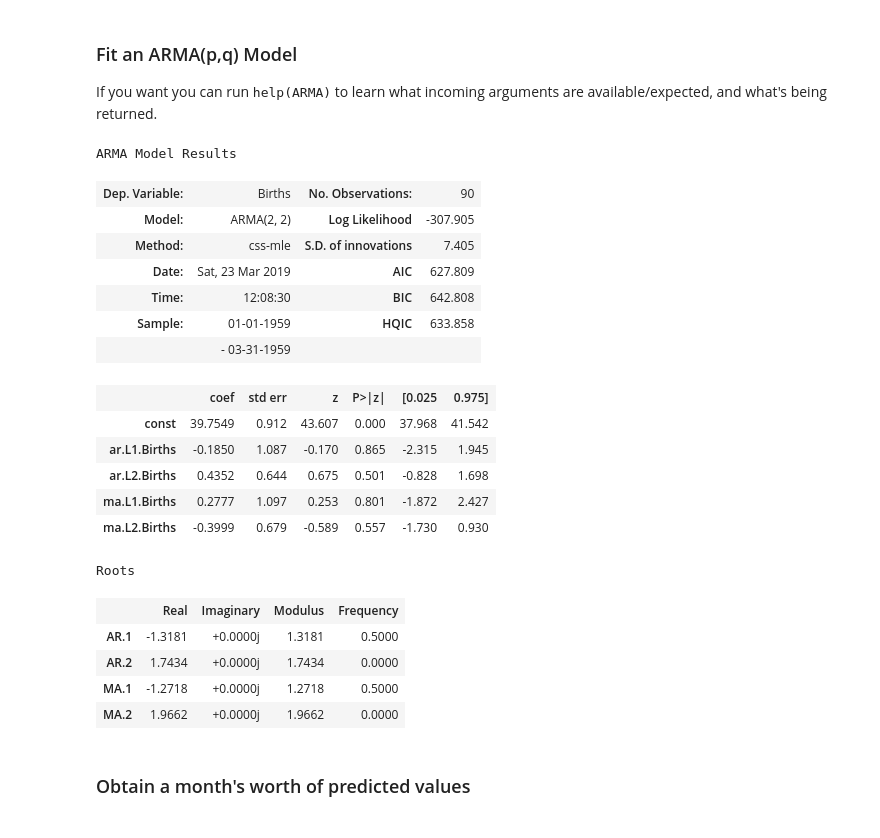
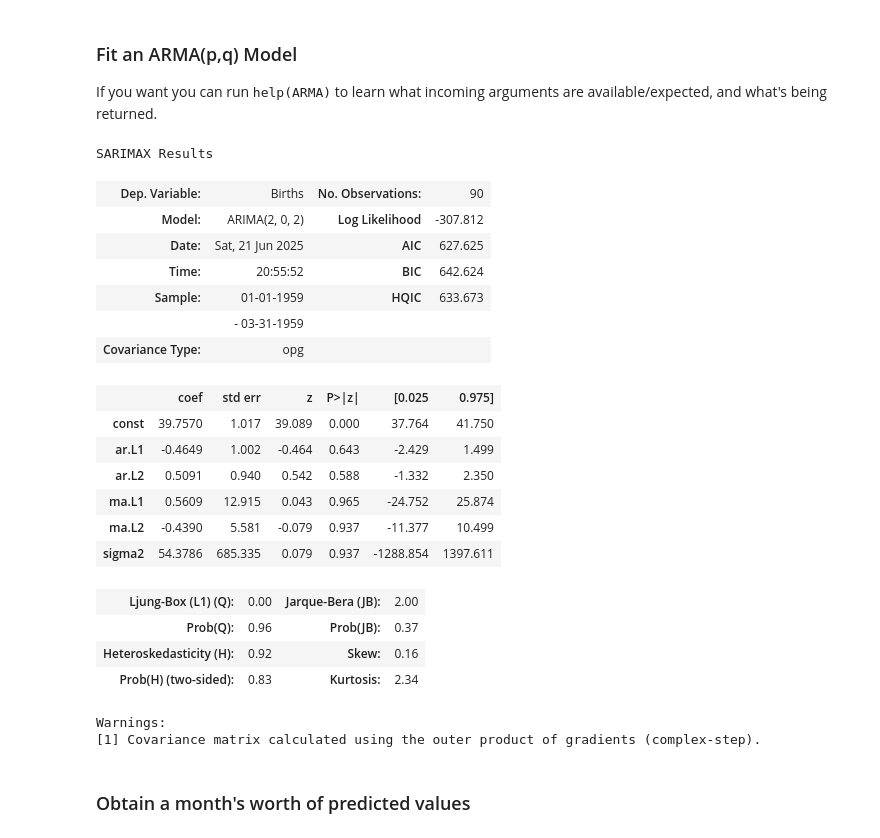
Before and after one commit to hilgazdata/Udemy_TimeSeries_Course, a Jupyter notebook: UDEMY_TSA_FINAL/UDEMY_TSA_FINAL/06-General-Forecasting-Models/05-ARMA-and-ARIMA.ipynb, the cells around one changed output. Drawn from its saved outputs; the diff is of its cells as text; code cells hidden in the pictures.

Commit message:
Udemy Time Series Python Course Material

```diff
--- a/UDEMY_TSA_FINAL/UDEMY_TSA_FINAL/06-General-Forecasting-Models/05-ARMA-and-ARIMA.ipynb
+++ b/UDEMY_TSA_FINAL/UDEMY_TSA_FINAL/06-General-Forecasting-Models/05-ARMA-and-ARIMA.ipynb
@@ -161,28 +162,29 @@ If you want you can run <tt>help(ARMA)</tt> to learn what incoming arguments are
 # %%
-model = ARMA(train['Births'],order=(2,2))
+model = ARIMA(train['Births'],order=(2,0,2))
 results = model.fit()
 results.summary()
 # %% [output]
-ARMA Model Results
+SARIMAX Results
 | Dep. Variable: | Births | No. Observations: | 90 |
-| Model: | ARMA(2, 2) | Log Likelihood | -307.905 |
-| Method: | css-mle | S.D. of innovations | 7.405 |
-| Date: | Sat, 23 Mar 2019 | AIC | 627.809 |
-| Time: | 12:08:30 | BIC | 642.808 |
-| Sample: | 01-01-1959 | HQIC | 633.858 |
+| Model: | ARIMA(2, 0, 2) | Log Likelihood | -307.812 |
+| Date: | Sat, 21 Jun 2025 | AIC | 627.625 |
+| Time: | 20:55:52 | BIC | 642.624 |
+| Sample: | 01-01-1959 | HQIC | 633.673 |
 |  | - 03-31-1959 |  |  |
+| Covariance Type: | opg |  |  |
 |  | coef | std err | z | P>|z| | [0.025 | 0.975] |
-| const | 39.7549 | 0.912 | 43.607 | 0.000 | 37.968 | 41.542 |
-| ar.L1.Births | -0.1850 | 1.087 | -0.170 | 0.865 | -2.315 | 1.945 |
-| ar.L2.Births | 0.4352 | 0.644 | 0.675 | 0.501 | -0.828 | 1.698 |
-| ma.L1.Births | 0.2777 | 1.097 | 0.253 | 0.801 | -1.872 | 2.427 |
-| ma.L2.Births | -0.3999 | 0.679 | -0.589 | 0.557 | -1.730 | 0.930 |
+| const | 39.7570 | 1.017 | 39.089 | 0.000 | 37.764 | 41.750 |
+| ar.L1 | -0.4649 | 1.002 | -0.464 | 0.643 | -2.429 | 1.499 |
+| ar.L2 | 0.5091 | 0.940 | 0.542 | 0.588 | -1.332 | 2.350 |
+| ma.L1 | 0.5609 | 12.915 | 0.043 | 0.965 | -24.752 | 25.874 |
+| ma.L2 | -0.4390 | 5.581 | -0.079 | 0.937 | -11.377 | 10.499 |
+| sigma2 | 54.3786 | 685.335 | 0.079 | 0.937 | -1288.854 | 1397.611 |
+| Ljung-Box (L1) (Q): | 0.00 | Jarque-Bera (JB): | 2.00 |
+| Prob(Q): | 0.96 | Prob(JB): | 0.37 |
+| Heteroskedasticity (H): | 0.92 | Skew: | 0.16 |
+| Prob(H) (two-sided): | 0.83 | Kurtosis: | 2.34 |
-Roots
+Warnings:
+[1] Covariance matrix calculated using the outer product of gradients (complex-step).
-|  | Real | Imaginary | Modulus | Frequency |
-| AR.1 | -1.3181 | +0.0000j | 1.3181 | 0.5000 |
-| AR.2 | 1.7434 | +0.0000j | 1.7434 | 0.0000 |
-| MA.1 | -1.2718 | +0.0000j | 1.2718 | 0.5000 |
-| MA.2 | 1.9662 | +0.0000j | 1.9662 | 0.0000 |
 # %% [markdown]
 ### Obtain a month's worth of predicted values
 # %%
```
Also changed, not shown: parts of 18 cells of this notebook, 1 other file.
